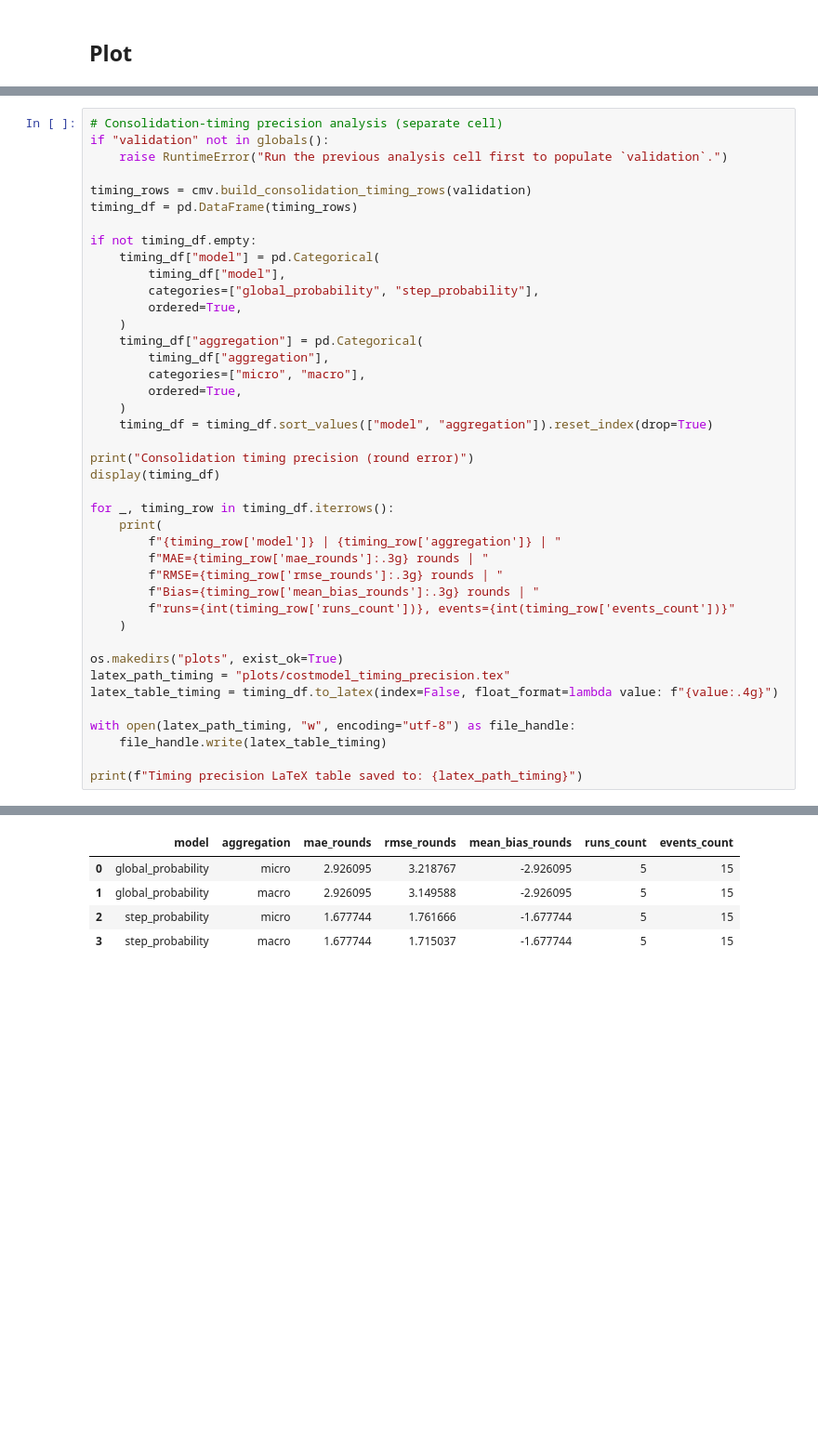
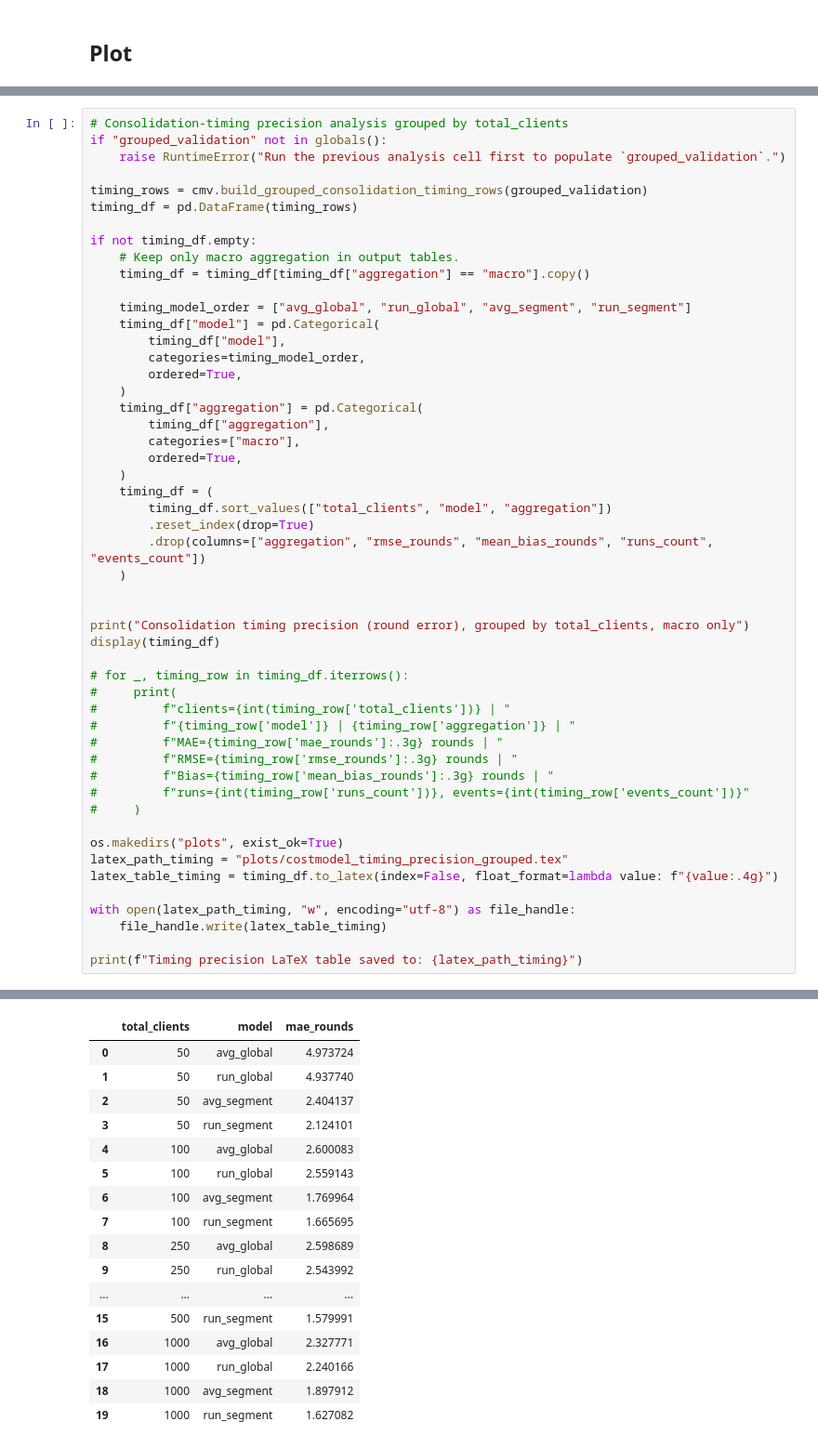
Before and after one commit to SaulUrso/CoMask, a Jupyter notebook: plots_costmodel.ipynb, the cells around one changed output, grey strips where cells are left out. Shown at 93% size. Saved outputs shown, nothing was run; the diff lists cells and outputs as text; blank space fills up the shorter version.

Commit message:
added plot modifications

```diff
--- a/plots_costmodel.ipynb
+++ b/plots_costmodel.ipynb
@@ -630,38 +643,48 @@ LaTeX tables saved to: plots/costmodel_metrics_global.tex, plots/costmodel_metri
 # %%
-# Consolidation-timing precision analysis (separate cell)
-if "validation" not in globals():
-    raise RuntimeError("Run the previous analysis cell first to populate `validation`.")
+# Consolidation-timing precision analysis grouped by total_clients
+if "grouped_validation" not in globals():
+    raise RuntimeError("Run the previous analysis cell first to populate `grouped_validation`.")
 
-timing_rows = cmv.build_consolidation_timing_rows(validation)
+timing_rows = cmv.build_grouped_consolidation_timing_rows(grouped_validation)
 timing_df = pd.DataFrame(timing_rows)
 
 if not timing_df.empty:
+    # Keep only macro aggregation in output tables.
+    timing_df = timing_df[timing_df["aggregation"] == "macro"].copy()
+
+    timing_model_order = ["avg_global", "run_global", "avg_segment", "run_segment"]
     timing_df["model"] = pd.Categorical(
         timing_df["model"],
-        categories=["global_probability", "step_probability"],
+        categories=timing_model_order,
         ordered=True,
     )
     timing_df["aggregation"] = pd.Categorical(
         timing_df["aggregation"],
-        categories=["micro", "macro"],
+        categories=["macro"],
         ordered=True,
     )
-    timing_df = timing_df.sort_values(["model", "aggregation"]).reset_index(drop=True)
+    timing_df = (
+        timing_df.sort_values(["total_clients", "model", "aggregation"])
+        .reset_index(drop=True)
+        .drop(columns=["aggregation", "rmse_rounds", "mean_bias_rounds", "runs_count", "events_count"])
+    )
 
-print("Consolidation timing precision (round error)")
+
+print("Consolidation timing precision (round error), grouped by total_clients, macro only")
 display(timing_df)
 
-for _, timing_row in timing_df.iterrows():
-    print(
-        f"{timing_row['model']} | {timing_row['aggregation']} | "
-        f"MAE={timing_row['mae_rounds']:.3g} rounds | "
-        f"RMSE={timing_row['rmse_rounds']:.3g} rounds | "
-        f"Bias={timing_row['mean_bias_rounds']:.3g} rounds | "
-        f"runs={int(timing_row['runs_count'])}, events={int(timing_row['events_count'])}"
-    )
+# for _, timing_row in timing_df.iterrows():
+#     print(
+#         f"clients={int(timing_row['total_clients'])} | "
+#         f"{timing_row['model']} | {timing_row['aggregation']} | "
+#         f"MAE={timing_row['mae_rounds']:.3g} rounds | "
+#         f"RMSE={timing_row['rmse_rounds']:.3g} rounds | "
+#         f"Bias={timing_row['mean_bias_rounds']:.3g} rounds | "
+#         f"runs={int(timing_row['runs_count'])}, events={int(timing_row['events_count'])}"
+#     )
 
 os.makedirs("plots", exist_ok=True)
-latex_path_timing = "plots/costmodel_timing_precision.tex"
+latex_path_timing = "plots/costmodel_timing_precision_grouped.tex"
 latex_table_timing = timing_df.to_latex(index=False, float_format=lambda value: f"{value:.4g}")
 
 with open(latex_path_timing, "w", encoding="utf-8") as file_handle:
@@ -673,5 +696,17 @@ Consolidation timing precision (round error)
-|  | model | aggregation | mae_rounds | rmse_rounds | mean_bias_rounds | runs_count | events_count |
-| 0 | global_probability | micro | 2.926095 | 3.218767 | -2.926095 | 5 | 15 |
-| 1 | global_probability | macro | 2.926095 | 3.149588 | -2.926095 | 5 | 15 |
-| 2 | step_probability | micro | 1.677744 | 1.761666 | -1.677744 | 5 | 15 |
-| 3 | step_probability | macro | 1.677744 | 1.715037 | -1.677744 | 5 | 15 |
+|  | total_clients | model | mae_rounds |
+| 0 | 50 | avg_global | 4.973724 |
+| 1 | 50 | run_global | 4.937740 |
+| 2 | 50 | avg_segment | 2.404137 |
+| 3 | 50 | run_segment | 2.124101 |
+| 4 | 100 | avg_global | 2.600083 |
+| 5 | 100 | run_global | 2.559143 |
+| 6 | 100 | avg_segment | 1.769964 |
+| 7 | 100 | run_segment | 1.665695 |
+| 8 | 250 | avg_global | 2.598689 |
+| 9 | 250 | run_global | 2.543992 |
+| ... | ... | ... | ... |
+| 15 | 500 | run_segment | 1.579991 |
+| 16 | 1000 | avg_global | 2.327771 |
+| 17 | 1000 | run_global | 2.240166 |
+| 18 | 1000 | avg_segment | 1.897912 |
+| 19 | 1000 | run_segment | 1.627082 |
```
Also changed, not shown: parts of 9 cells of this notebook.
